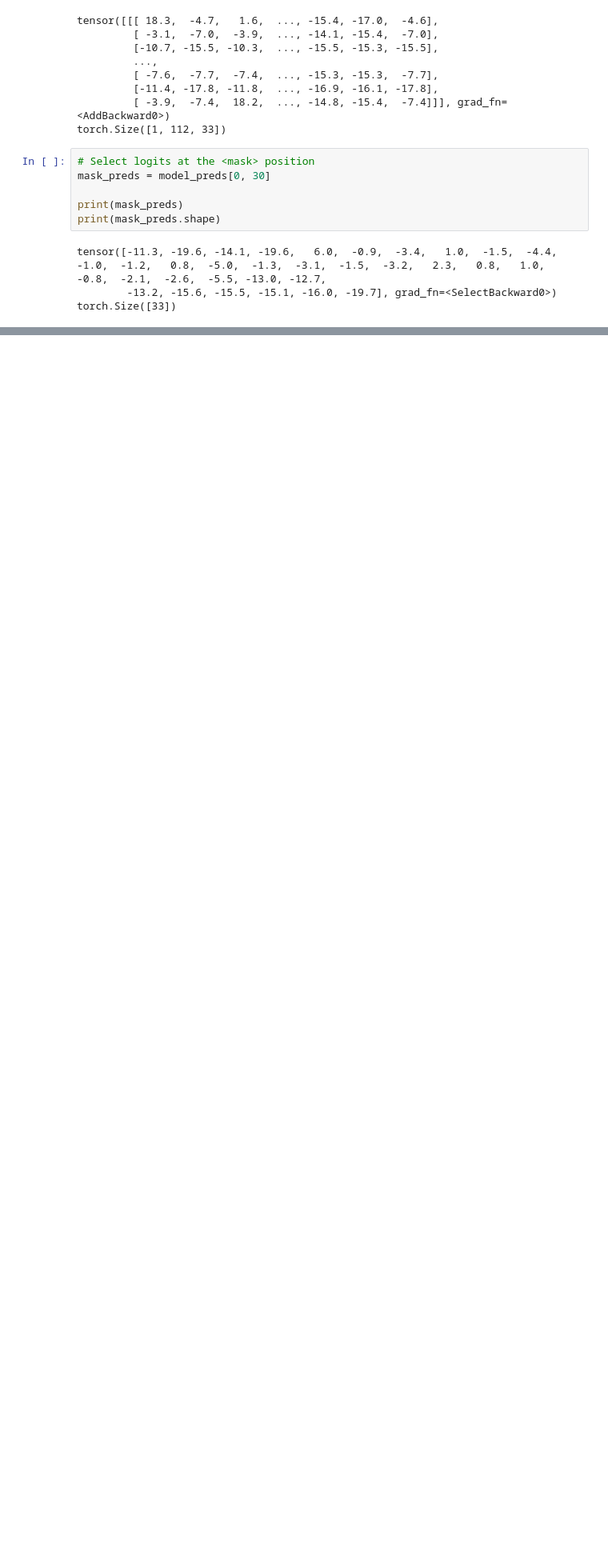
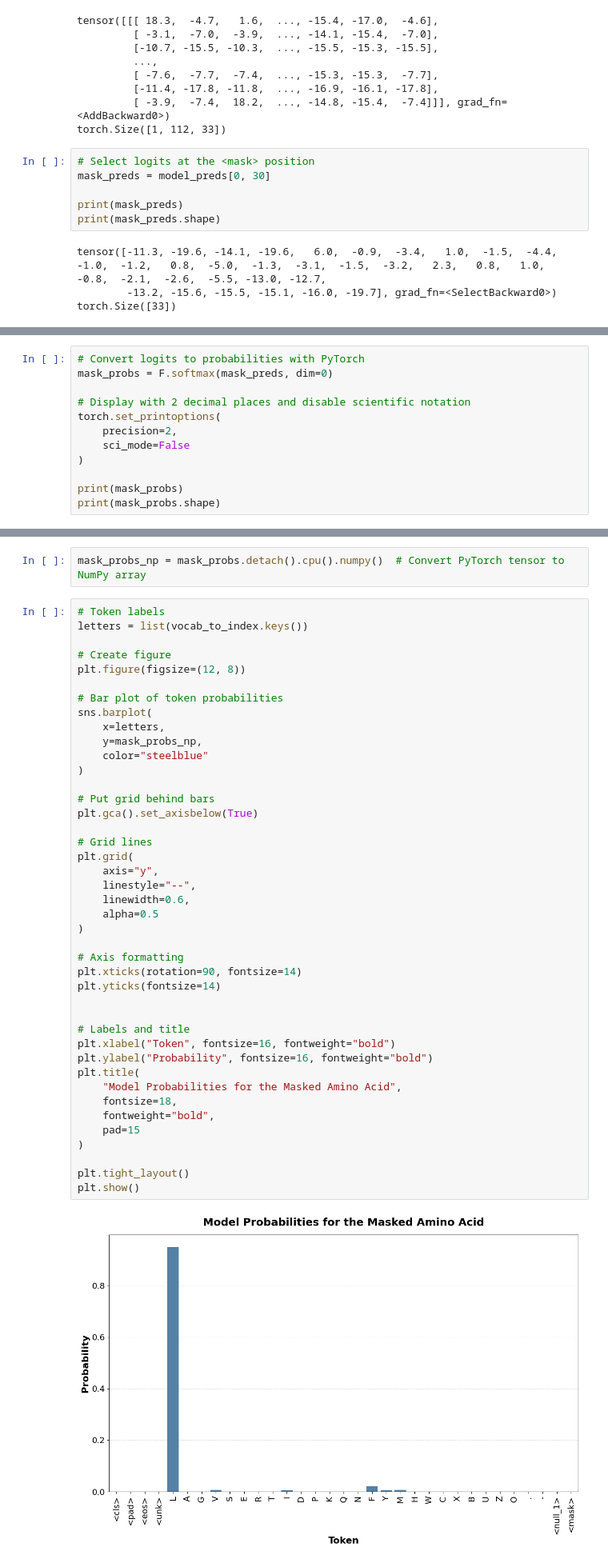
Before and after one commit to rjholik/protein-onehot-esm2, a Jupyter notebook: 02 - Protein Representation.ipynb, the cells around one changed output, grey strips where cells are left out. Shown at 80% size. Cells and saved outputs as stored; diff of their text form; blank space fills up the shorter version.

```diff
--- a/02 - Protein Representation.ipynb
+++ b/02 - Protein Representation.ipynb
@@ -528,0 +523,12 @@ plt.title("Model Probabilities for the Masked Amino Acid.");
+# %%
+# Convert logits to probabilities with PyTorch
+mask_probs = F.softmax(mask_preds, dim=0)
+
+# Display with 2 decimal places and disable scientific notation
+torch.set_printoptions(
+    precision=2,
+    sci_mode=False
+)
+
+print(mask_probs)
+print(mask_probs.shape)
@@ -528,0 +539,46 @@ plt.title("Model Probabilities for the Masked Amino Acid.");
+# %%
+mask_probs_np = mask_probs.detach().cpu().numpy()  # Convert PyTorch tensor to NumPy array
+# %%
+# Token labels
+letters = list(vocab_to_index.keys())
+
+# Create figure
+plt.figure(figsize=(12, 8))
+
+# Bar plot of token probabilities
+sns.barplot(
+    x=letters,
+    y=mask_probs_np,
+    color="steelblue"
+)
+
+# Put grid behind bars
+plt.gca().set_axisbelow(True)
+
+# Grid lines
+plt.grid(
+    axis="y",
+    linestyle="--",
+    linewidth=0.6,
+    alpha=0.5
+)
+
+# Axis formatting
+plt.xticks(rotation=90, fontsize=14)
+plt.yticks(fontsize=14)
+
+
+# Labels and title
+plt.xlabel("Token", fontsize=16, fontweight="bold")
+plt.ylabel("Probability", fontsize=16, fontweight="bold")
+plt.title(
+    "Model Probabilities for the Masked Amino Acid",
+    fontsize=18,
+    fontweight="bold",
+    pad=15
+)
+
+plt.tight_layout()
+plt.show()
+# %% [output]
+[figure, added]
```
Also changed, not shown: parts of 5 cells of this notebook.
